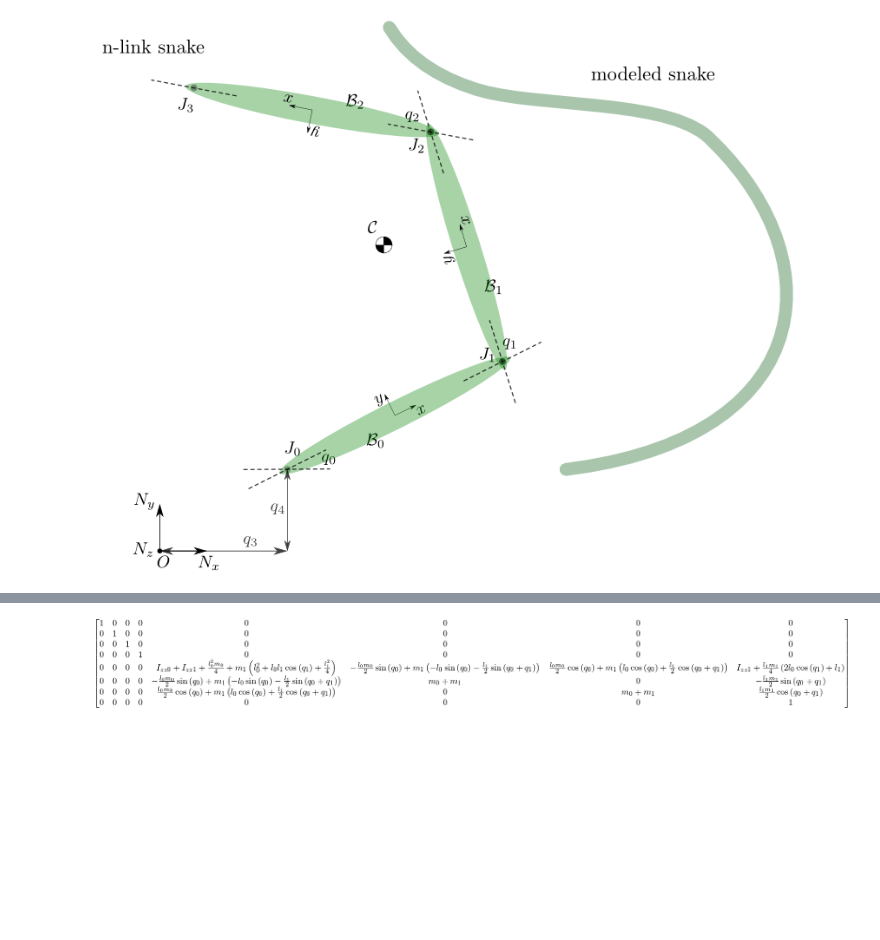
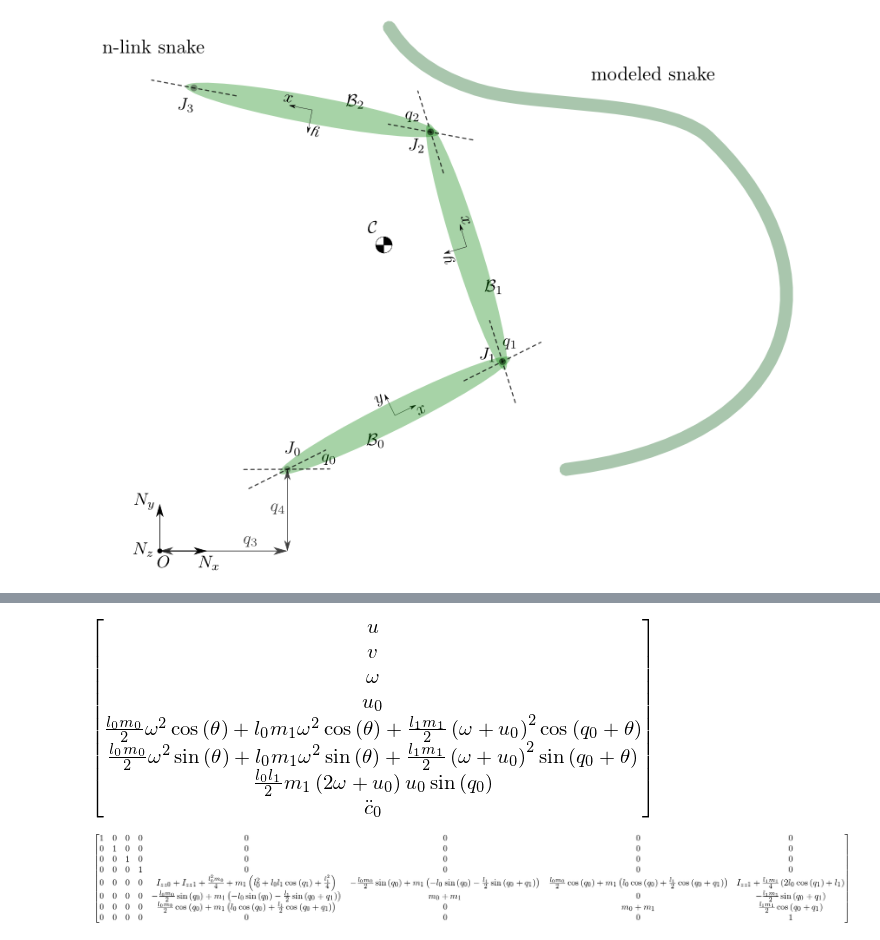
Before and after one commit to isaacyeaton/snaketurn, a Jupyter notebook: 3-link-snake-holonomic.ipynb, the cells around one changed output, grey strips where cells are left out. Cells and saved outputs as stored; diff of their text form; code cells hidden in the pictures; blank space fills up the shorter version.

```diff
--- a/3-link-snake-holonomic.ipynb
+++ b/3-link-snake-holonomic.ipynb
@@ -137,0 +261,26 @@ kanezero = fr + frstar
+# %%
+# equations of motion using Kane's method
+kane = me.KanesMethod(frame=setup['frames'][0],
+                      q_ind=dynamic['qind'],
+                      u_ind=dynamic['uind'],
+                      kd_eqs=dynamic['kd'],
+                      q_dependent=dynamic['qdep'],
+                      configuration_constraints=dynamic['qcons'],
+                      u_dependent=dynamic['udep'],
+                      velocity_constraints=dynamic['ucons'])
+
+# kane = me.KanesMethod(frame=frames[0],
+#                       q_ind=qind,
+#                       u_ind=uind,
+#                       kd_eqs=kd,
+#                       q_dependent=qdep,
+#                       configuration_constraints=qcons,
+#                       u_dependent=udep,
+#                       velocity_constraints=ucons)
+
+(fr, frstar) = kane.kanes_equations(fl, bodies)
+kanezero = fr + frstar
+mass = kane.mass_matrix_full
+forcing = kane.forcing_full
+
+eom = dict(kane=kane, fr=fr, frstar=frstar, mass=mass, forcing=forcing, kanezero=kanezero)
@@ -138,3 +378,8 @@ kanezero = fr + frstar
+# %%
+ff = nchain.simp(forcing)
+ff
+# %% [output]
+[figure, added]
 # %%
 import nchain
 
```
Also changed, not shown: parts of 20 cells of this notebook, 2 other files.
